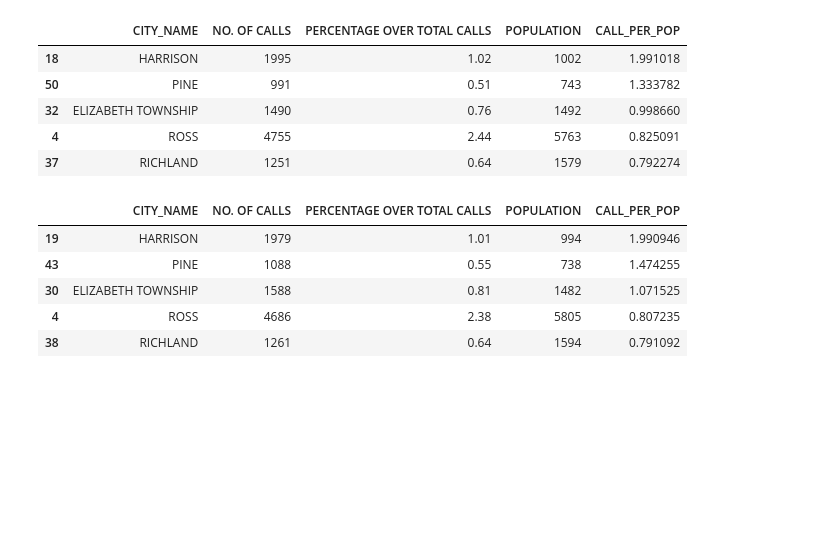
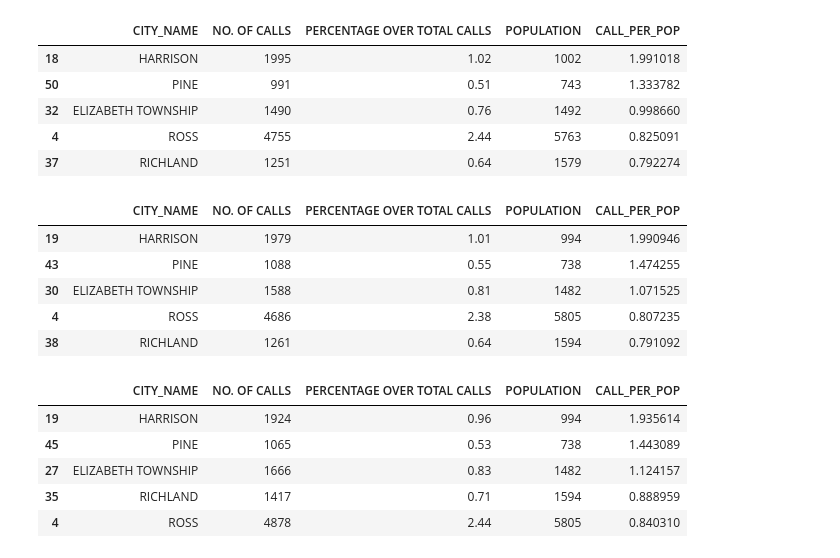
Before and after one commit to thoo/EMS-Dispatches-Pittsburgh, a Jupyter notebook: data_preprocessing.ipynb, the cells around one changed output. Drawn from its saved outputs; the diff is of its cells as text; code cells hidden in the pictures; blank space fills up the shorter version.

```diff
--- a/data_preprocessing.ipynb
+++ b/data_preprocessing.ipynb
@@ -324,6 +324,8 @@ defaultdict(<function __main__.nested_dict()>,
 def get_pop(x, **kwargs):
     pop_dict = kwargs['pop_dict']
     yr = kwargs['yr']
+    if yr == 2018:
+        yr = 2017
     return pop_dict[x][yr]
 
 def get_call_per_city(df, pop_dict, yr):
@@ -374,4 +376,14 @@ call_per_city_2017.head()
 | 30 | ELIZABETH TOWNSHIP | 1588 | 0.81 | 1482 | 1.071525 |
 | 4 | ROSS | 4686 | 2.38 | 5805 | 0.807235 |
 | 38 | RICHLAND | 1261 | 0.64 | 1594 | 0.791092 |
+# %%
+call_per_city_2018 = get_call_per_city(df_ems, pop_dict, 2018)
+call_per_city_2018.head()
+# %% [output]
+|  | CITY_NAME | NO. OF CALLS | PERCENTAGE OVER TOTAL CALLS | POPULATION | CALL_PER_POP |
+| 19 | HARRISON | 1924 | 0.96 | 994 | 1.935614 |
+| 45 | PINE | 1065 | 0.53 | 738 | 1.443089 |
+| 27 | ELIZABETH TOWNSHIP | 1666 | 0.83 | 1482 | 1.124157 |
+| 35 | RICHLAND | 1417 | 0.71 | 1594 | 0.888959 |
+| 4 | ROSS | 4878 | 2.44 | 5805 | 0.840310 |
 # %%
```
Also changed, not shown: parts of 10 cells of this notebook.
